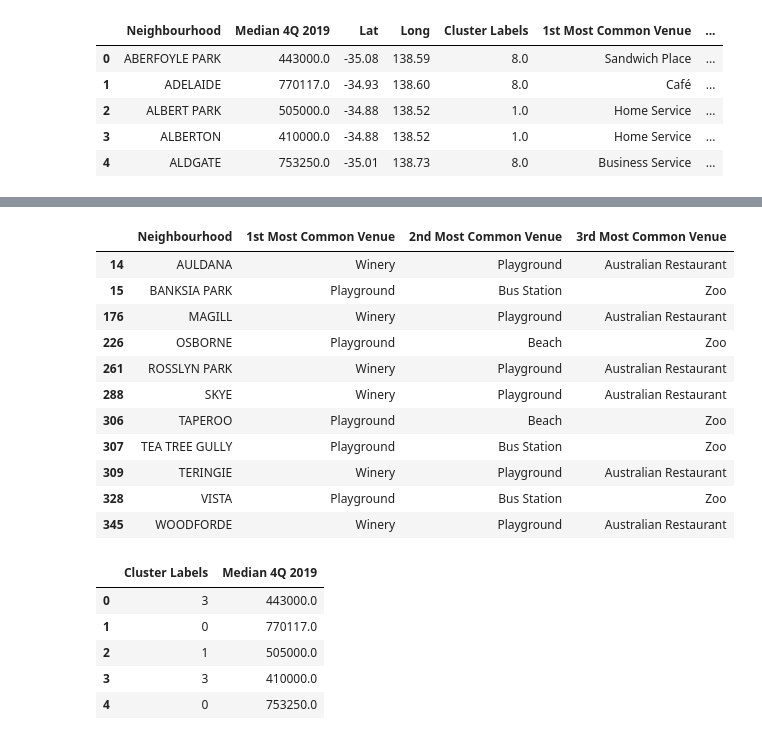
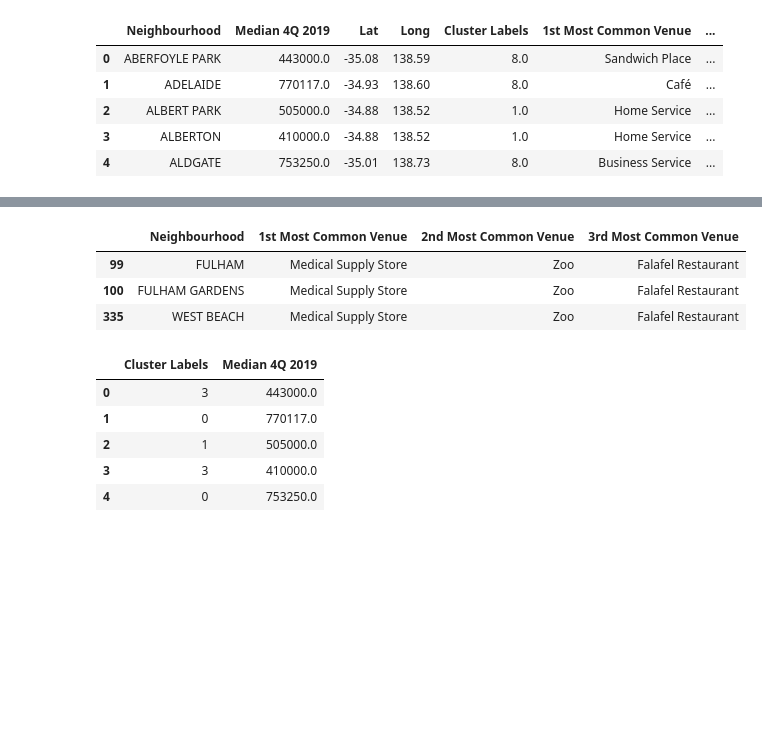
Before and after one commit to Keith-Man/Coursera_Capstone, a Jupyter notebook: Battle of the Neighbourhoods Noteboook.ipynb, the cells around one changed output, grey strips where cells are left out. Cells and saved outputs as stored; diff of their text form; code cells hidden in the pictures; blank space fills up the shorter version.

```diff
--- a/Battle of the Neighbourhoods Noteboook.ipynb
+++ b/Battle of the Neighbourhoods Noteboook.ipynb
@@ -367,20 +367,12 @@ adelaide_clusters
 # %% [output]
 [interactive output not drawn]
 # %%
-adelaide_merged.loc[adelaide_merged['Cluster Labels'] == 0, adelaide_merged.columns[[0] + list(range(5, adelaide_merged.shape[1]))]]
+adelaide_merged.loc[adelaide_merged['Cluster Labels'] == 5, adelaide_merged.columns[[0] + list(range(5, adelaide_merged.shape[1]))]]
 # %% [output]
 |  | Neighbourhood | 1st Most Common Venue | 2nd Most Common Venue | 3rd Most Common Venue |
-| 14 | AULDANA | Winery | Playground | Australian Restaurant |
-| 15 | BANKSIA PARK | Playground | Bus Station | Zoo |
-| 176 | MAGILL | Winery | Playground | Australian Restaurant |
-| 226 | OSBORNE | Playground | Beach | Zoo |
-| 261 | ROSSLYN PARK | Winery | Playground | Australian Restaurant |
-| 288 | SKYE | Winery | Playground | Australian Restaurant |
-| 306 | TAPEROO | Playground | Beach | Zoo |
-| 307 | TEA TREE GULLY | Playground | Bus Station | Zoo |
-| 309 | TERINGIE | Winery | Playground | Australian Restaurant |
-| 328 | VISTA | Playground | Bus Station | Zoo |
-| 345 | WOODFORDE | Winery | Playground | Australian Restaurant |
+| 99 | FULHAM | Medical Supply Store | Zoo | Falafel Restaurant |
+| 100 | FULHAM GARDENS | Medical Supply Store | Zoo | Falafel Restaurant |
+| 335 | WEST BEACH | Medical Supply Store | Zoo | Falafel Restaurant |
 # %%
 # run k-means clustering
 kmeans = KMeans(n_clusters=kclusters, random_state=1).fit(adelaide_median)
```
Also changed, not shown: parts of 1 cell of this notebook.
